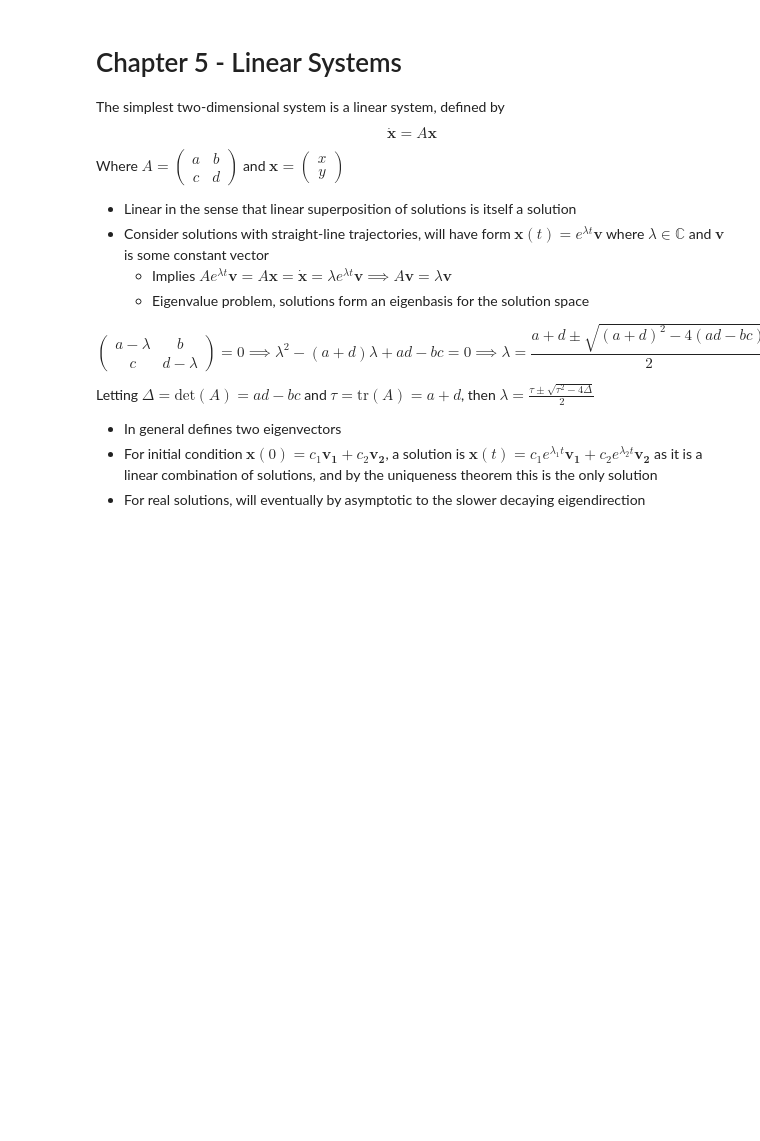
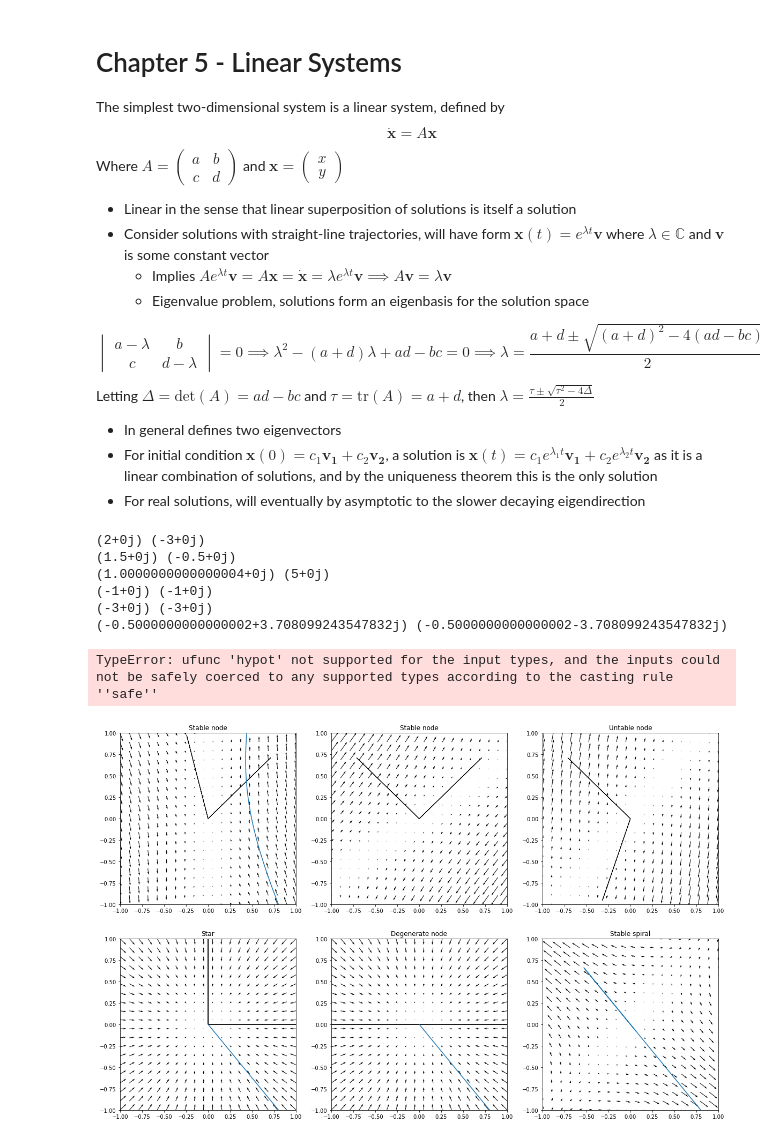
Before and after one commit to NRoboto/book-nonlinear-dynamics-chaos, a Jupyter notebook: 5-linear-systems.ipynb, the cells around one changed output. Cells and saved outputs as stored; diff of their text form; code cells hidden in the pictures; blank space fills up the shorter version.

```diff
--- a/5-linear-systems.ipynb
+++ b/5-linear-systems.ipynb
@@ -34,10 +38,10 @@ Where $A = \begin{pmatrix} a & b \\ c & d \end{pmatrix}$ and $\mathbf{x} = \begi
 
 $$
 \begin{equation}
-  \begin{pmatrix}
+  \begin{vmatrix}
     a - \lambda & b \\
     c & d - \lambda
-  \end{pmatrix} = 0 \implies \lambda^2 - (a + d)\lambda + ad - bc = 0 \implies \lambda = \frac{a + d \pm \sqrt{(a + d)^2 - 4(ad - bc)}}{2}
+  \end{vmatrix} = 0 \implies \lambda^2 - (a + d)\lambda + ad - bc = 0 \implies \lambda = \frac{a + d \pm \sqrt{(a + d)^2 - 4(ad - bc)}}{2}
 \end{equation}
 $$
 Letting $\Delta = \text{det}(A) = ad - bc$ and $\tau = \text{tr}(A) = a + d$, then $\lambda = \frac{\tau \pm \sqrt{\tau^2 - 4\Delta}}{2}$
@@ -45,3 +49,68 @@ Letting $\Delta = \text{det}(A) = ad - bc$ and $\tau = \text{tr}(A) = a + d$, th
 - In general defines two eigenvectors
 - For initial condition $\mathbf{x}(0) = c_1\mathbf{v_1} + c_2\mathbf{v_2}$, a solution is $\mathbf{x}(t) = c_1e^{\lambda_1 t}\mathbf{v_1} + c_2e^{\lambda_2 t}\mathbf{v_2}$ as it is a linear combination of solutions, and by the uniqueness theorem this is the only solution
 - For real solutions, will eventually by asymptotic to the slower decaying eigendirection
+# %%
+As = [
+  (np.array([[1, 1], [4, -2]]), "Stable node"),
+  (np.array([[0.5, 1], [1, 0.5]]), "Stable node"),
+  (np.array([[2, 1], [3, 4]]), "Untable node"),
+  (np.array([[-1, 0], [0, -1]]), "Star"),
+  (np.array([[-3, 2], [0, -3]]), "Degenerate node"),
+  # (np.array([[1, -4], [4, -2]]), "Stable spiral"),
+  (np.array([[3, 0.5], [0.5, 3]]), "Unstable spiral"),
+  (np.array([[1, 0], [0, -1]]), "Center"),
+]
+
+TIME_STEPS = 500
+T0, T1 = (-10, 10)
+Ts = np.linspace(T0, T1, TIME_STEPS)
+
+coords = np.linspace(-1, 1, 20)
+XY = np.array([(x, y) for y in coords for x in coords]).reshape([20, 20, 2])
+X, Y = np.meshgrid(coords, coords)
+
+def get_eigenbasis_transform_matrix(A, egval1, egval2):
+  return np.array([[A[1, 1] * egval1, -A[0, 1] * egval1], [-A[1, 0] * egval2, A[0, 0] * egval2]]) / np.linalg.det(A)
+
+def transform_to_eigenbasis(v, R):
+  return np.dot(R, v)
+
+def transform_from_eigenbasis(v, R):
+  return np.dot(np.linalg.inv(R), v)
+
+for idx, (A, title) in enumerate(As, start=1):
+  (egval1, egval2), egvecs = linalg.eig(A)
+  egvec1, egvec2 = egvecs.T
+  print(egval1, egval2)
+  R = get_eigenbasis_transform_matrix(A, egval1, egval2)
+
+  U, V = np.array([np.dot(np.linalg.inv(R), np.array([egval1, egval2]).T * np.dot(R, [x, y])) for y in coords for x in coords]).reshape([-1, 2]).T
+
+  xs = np.zeros([TIME_STEPS, 2])
+  for idx2, x in enumerate(xs):
+    if idx2 == 0:
+      xs[idx2, :] = [0.8, -1]
+      continue
+
+    t = idx2 * 0.01
+    xs[idx2, :] = transform_from_eigenbasis(transform_to_eigenbasis(xs[0, :], R) * [np.exp(egval1 * t), np.exp(egval2 * t)], R)
+
+  plt.subplot(3, 3, idx)
+  plt.title(title)
+  plt.gca().set_xlim([-1, 1])
+  plt.gca().set_ylim([-1, 1])
+
+  plt.quiver(X, Y, U, V)
+  plt.plot(xs[:, 0].real, xs[:, 1].real)
+
+  plt.arrow(0, 0, egvec1[0], egvec1[1])
+  plt.arrow(0, 0, egvec2[0], egvec2[1])
+# %% [output]
+(2+0j) (-3+0j)
+(1.5+0j) (-0.5+0j)
+(1.0000000000000004+0j) (5+0j)
+(-1+0j) (-1+0j)
+(-3+0j) (-3+0j)
+(-0.5000000000000002+3.708099243547832j) (-0.5000000000000002-3.708099243547832j)
+TypeError: ufunc 'hypot' not supported for the input types, and the inputs could not be safely coerced to any supported types according to the casting rule ''safe''
+[figure, added]
```
Also changed, not shown: parts of 1 cell of this notebook.
